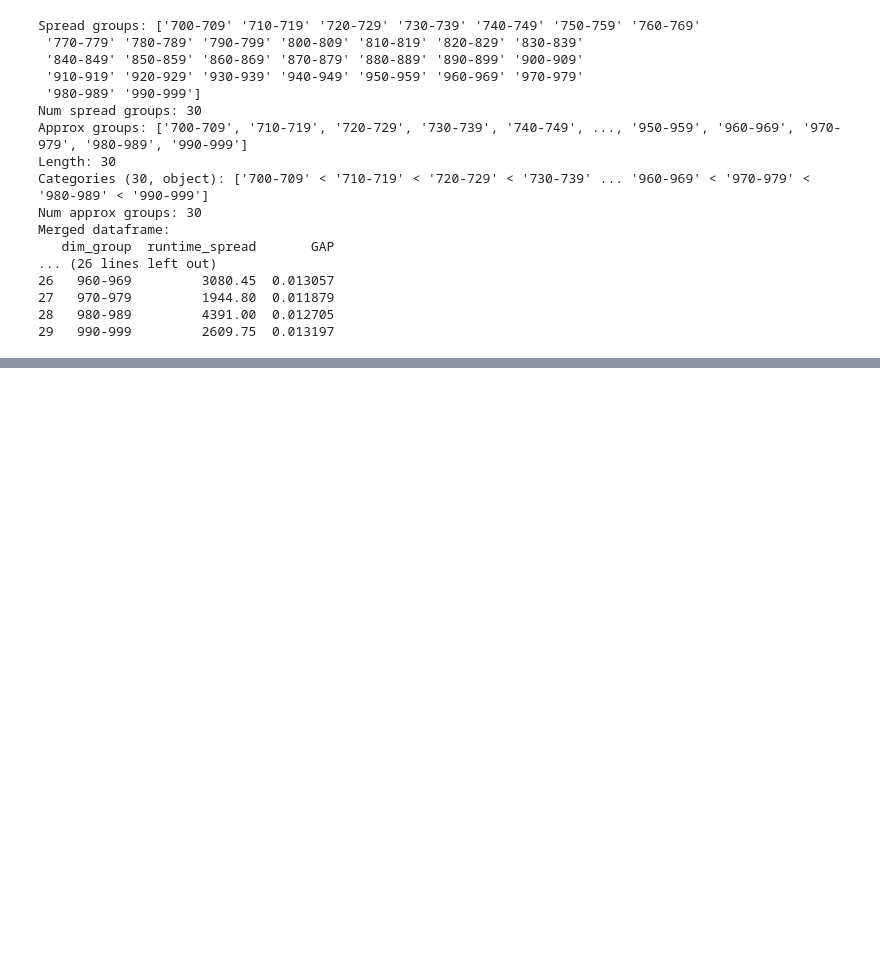
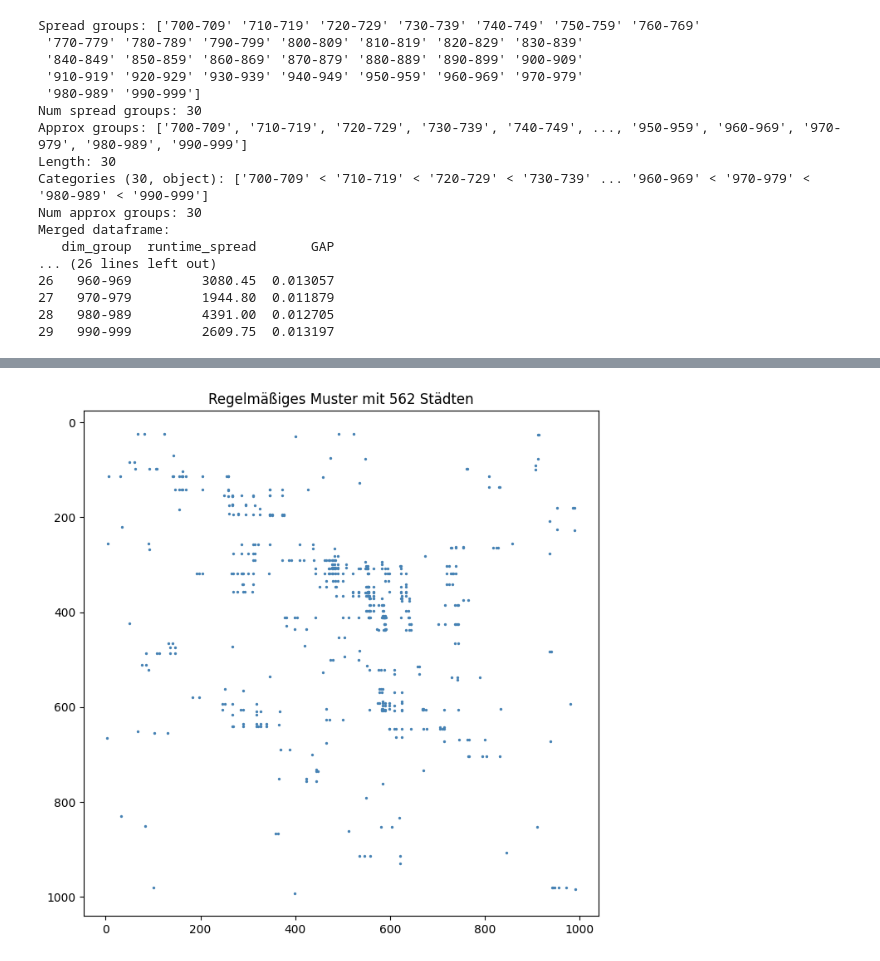
Before and after one commit to Linelle-7/TSP-Benchmark-Analysis, a Jupyter notebook: DatenAnalyse_fuer_TSP.ipynb, the cells around one changed output, grey strips where cells are left out. Saved outputs shown, nothing was run; the diff lists cells and outputs as text; code cells hidden in the pictures; blank space fills up the shorter version.

```diff
--- a/DatenAnalyse_fuer_TSP.ipynb
+++ b/DatenAnalyse_fuer_TSP.ipynb
@@ -992,0 +1054,78 @@ JSON gespeichert: tsp10000.json
+# %%
+
+
+import random
+import math
+import matplotlib.pyplot as plt
+# Parameter für die Instanz
+
+COMMENT = "Generated pattern instance"
+GRID_SIZE = 1000  # Größe des Koordinatengitters
+
+BASE_DENSITY = 0.0001    #0,01%  # expected density (scale-invariant)
+
+HORIZONTAL_STRENGTH = 200.0
+VERTICAL_STRENGTH = 50.0
+
+DECAY_SCALE = 0.03        # relative distance (3% of grid)
+
+
+def new_generate_points():
+    # INIT
+    points = []
+    last_point_in_row = [None] * GRID_SIZE
+    last_point_in_col = [None] * GRID_SIZE
+    grid = [[0] * GRID_SIZE for _ in range(GRID_SIZE)]
+
+    # MAIN LOOP
+    for y in range(GRID_SIZE):
+        for x in range(GRID_SIZE):
+
+            # Horizontal influence
+            if last_point_in_row[y] is None:
+                horizontal_multiplier = 1.0
+            else:
+                dist = abs(x - last_point_in_row[y]) / GRID_SIZE
+                horizontal_multiplier = 1.0 + HORIZONTAL_STRENGTH * math.exp(-dist / DECAY_SCALE)
+
+            # Strong immediate neighbor
+            if x > 0 and grid[y][x-1] == 1:
+                horizontal_multiplier *= 2.0
+
+            # Vertical influence
+            if last_point_in_col[x] is None:
+                vertical_multiplier = 1.0
+            else:
+                vdist = abs(y - last_point_in_col[x]) / GRID_SIZE
+                vertical_multiplier = 1.0 + VERTICAL_STRENGTH * math.exp(-vdist / DECAY_SCALE)
+
+            if y > 0 and grid[y-1][x] == 1:
+                vertical_multiplier *= 1.8
+
+            # Final probability
+            final_prob = BASE_DENSITY * horizontal_multiplier * vertical_multiplier
+            final_prob = min(final_prob, 0.9)   # safety cap
+
+            if random.random() < final_prob:
+                grid[y][x] = 1
+                points.append((x, y))
+                last_point_in_row[y] = x
+                last_point_in_col[x] = y
+
+    return points
+
+# OUTPUT
+points=new_generate_points()
+print(f"Grid size: {GRID_SIZE}×{GRID_SIZE}")
+print(f"Spawned points: {len(points)}")
+px = [p[0] for p in points]
+py = [p[1] for p in points]
+plt.figure(figsize=(8, 8))
+plt.scatter(px, py, s=2 ,c='steelblue')
+plt.gca().invert_yaxis()
+plt.gca().set_aspect("equal", "box")
+plt.title(f"Regelmäßiges Muster mit {len(points)} Städten")
+
+#plt.savefig("grid_pattern_scaled.png", dpi=200)
+plt.show()
+# %% [output]
@@ -992,0 +1134 @@ JSON gespeichert: tsp10000.json
+[figure, added]
```
Also changed, not shown: parts of 50 cells of this notebook, 23 other files.
